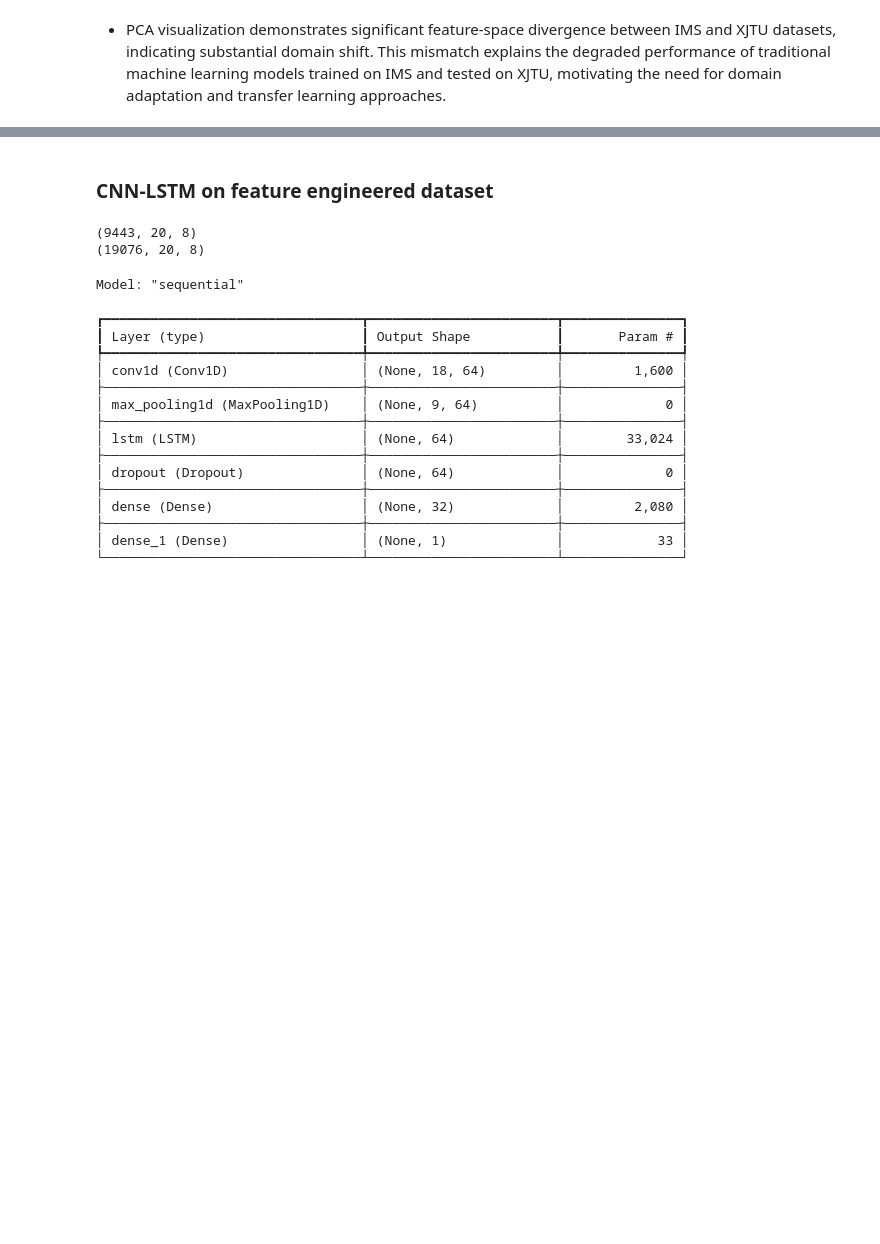
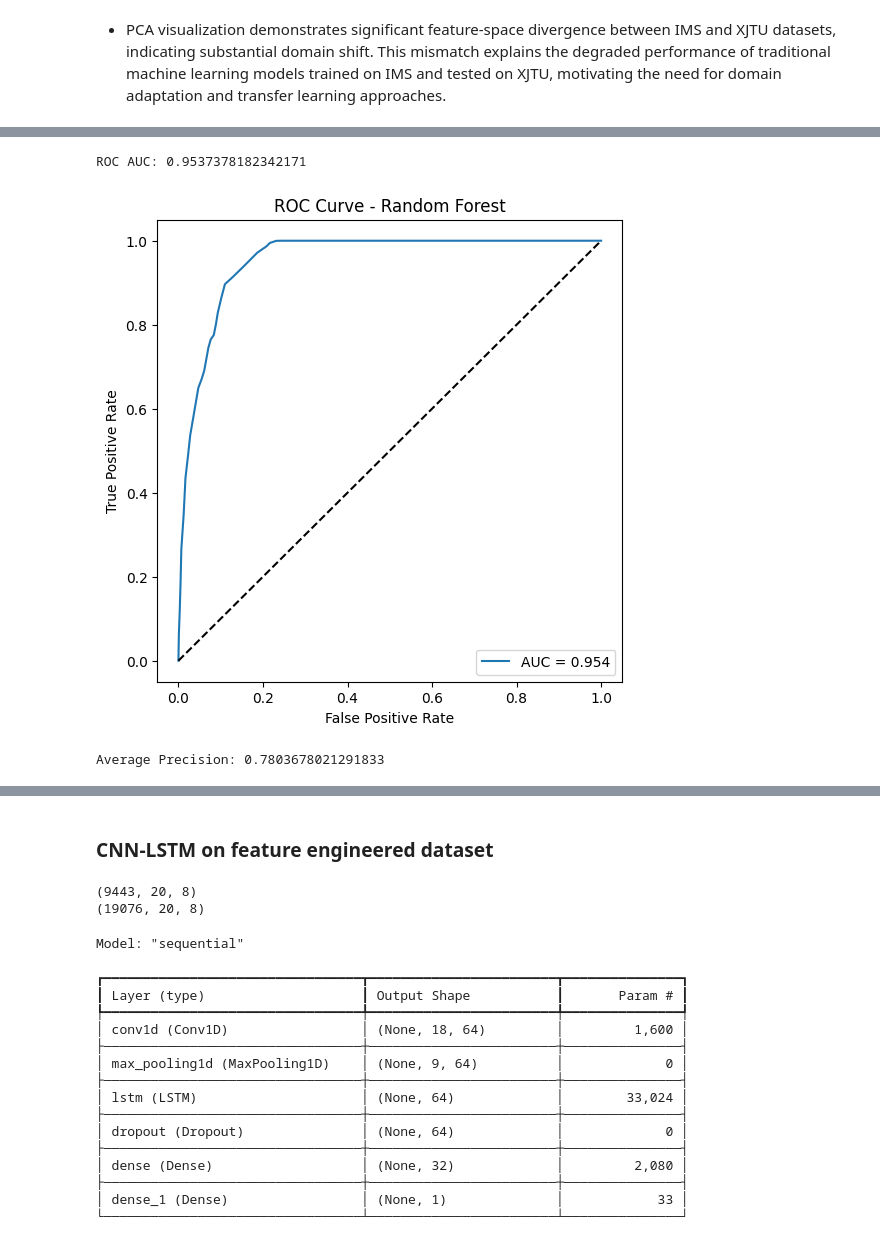
Before and after one commit to Yadnyikee99/predictive-maintenance, a Jupyter notebook: Cross_domain_Predictive_Maintenance_System_for_Industrial_AI_Final.ipynb, the cells around one changed output, grey strips where cells are left out. Saved outputs shown, nothing was run; the diff lists cells and outputs as text; code cells hidden in the pictures; blank space fills up the shorter version.

Commit message:
Updated predictive maintenance notebook

```diff
--- a/Cross_domain_Predictive_Maintenance_System_for_Industrial_AI_Final.ipynb
+++ b/Cross_domain_Predictive_Maintenance_System_for_Industrial_AI_Final.ipynb
@@ -1682,0 +1840,36 @@ sns.scatterplot(x=X_pca[:,0],y=X_pca[:,1],hue=labels
+# %%
+from sklearn.metrics import roc_curve, roc_auc_score
+import matplotlib.pyplot as plt
+
+# Probability of Fault class (label = 1)
+y_prob = models["Random Forest"].predict_proba(X_test)[:, 1]
+
+# ROC values
+fpr, tpr, thresholds = roc_curve(y_test, y_prob)
+
+roc_auc = roc_auc_score(y_test, y_prob)
+
+print("ROC AUC:", roc_auc)
+# %% [output]
+ROC AUC: 0.9537378182342171
+# %%
+plt.figure(figsize=(6,6))
+plt.plot(fpr, tpr, label=f"AUC = {roc_auc:.3f}")
+plt.plot([0,1],[0,1],'k--')
+plt.xlabel("False Positive Rate")
+plt.ylabel("True Positive Rate")
+plt.title("ROC Curve - Random Forest")
+plt.legend()
+plt.show()
+# %% [output]
+[figure, added]
+# %%
+from sklearn.metrics import precision_recall_curve, average_precision_score
+
+precision, recall, thresholds = precision_recall_curve(y_test, y_prob)
+
+ap = average_precision_score(y_test, y_prob)
+
+print("Average Precision:", ap)
+# %% [output]
+Average Precision: 0.7803678021291833
```
Also changed, not shown: parts of 35 cells of this notebook.
